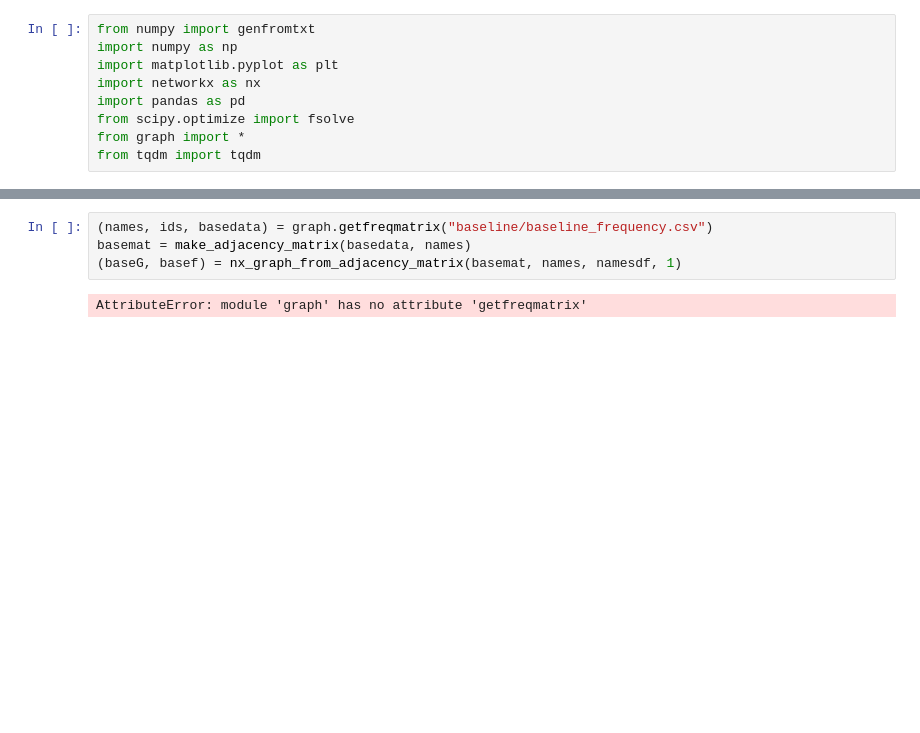
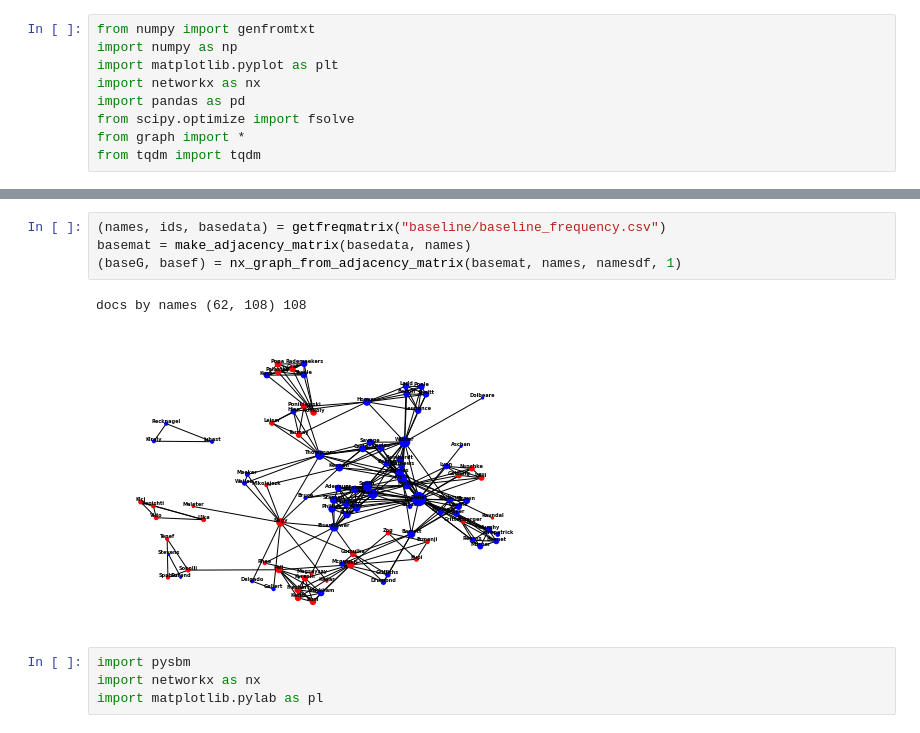
Before and after one commit to yingxueh/36490coldwar, a Jupyter notebook: Stochastic Block Model.ipynb, the cells around one changed output, grey strips where cells are left out. Drawn from its saved outputs; the diff is of its cells as text; blank space fills up the shorter version.

```diff
--- a/Stochastic Block Model.ipynb
+++ b/Stochastic Block Model.ipynb
@@ -119,6 +223,11 @@ if __name__ == "__main__":
 # %%
-(names, ids, basedata) = graph.getfreqmatrix("baseline/baseline_frequency.csv")
+(names, ids, basedata) = getfreqmatrix("baseline/baseline_frequency.csv")
 basemat = make_adjacency_matrix(basedata, names)
 (baseG, basef) = nx_graph_from_adjacency_matrix(basemat, names, namesdf, 1)
 # %% [output]
-AttributeError: module 'graph' has no attribute 'getfreqmatrix'
+docs by names (62, 108) 108
+[figure, added]
+# %%
+import pysbm
+import networkx as nx
+import matplotlib.pylab as pl
```
Also changed, not shown: parts of 8 cells of this notebook, 47 other files.
